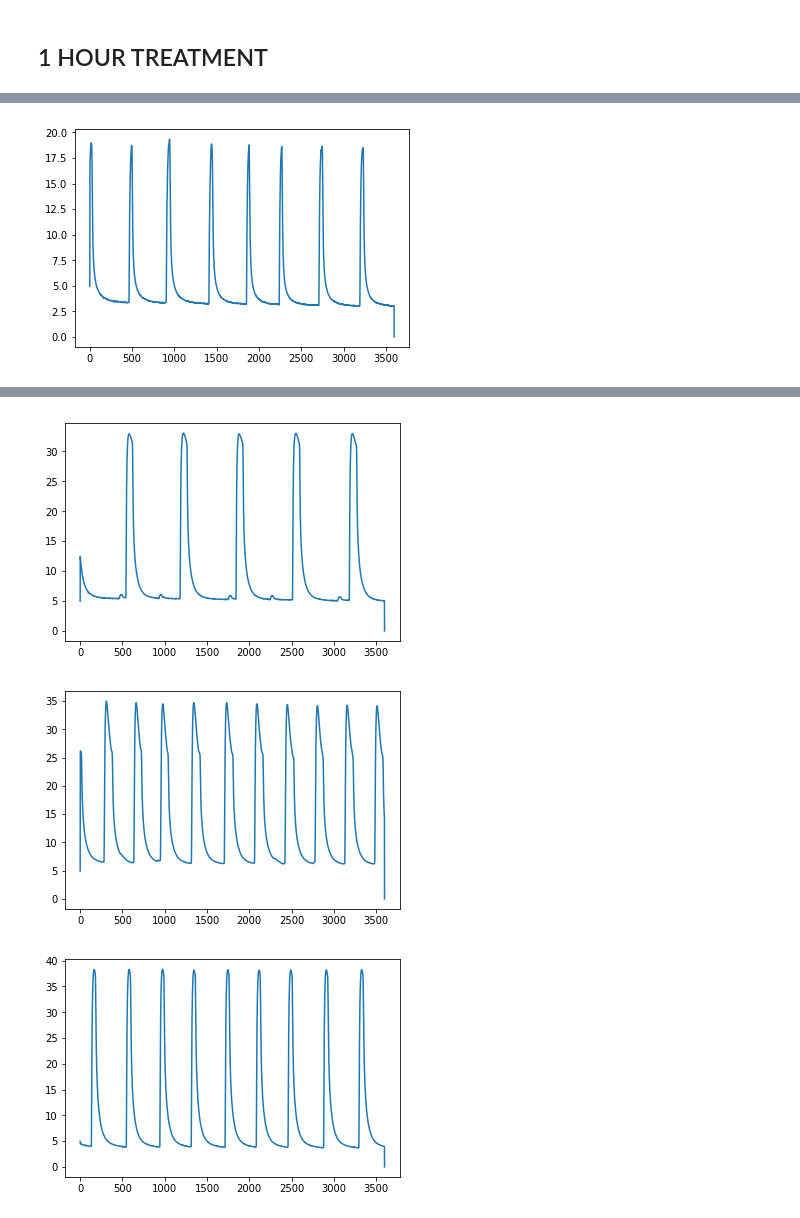
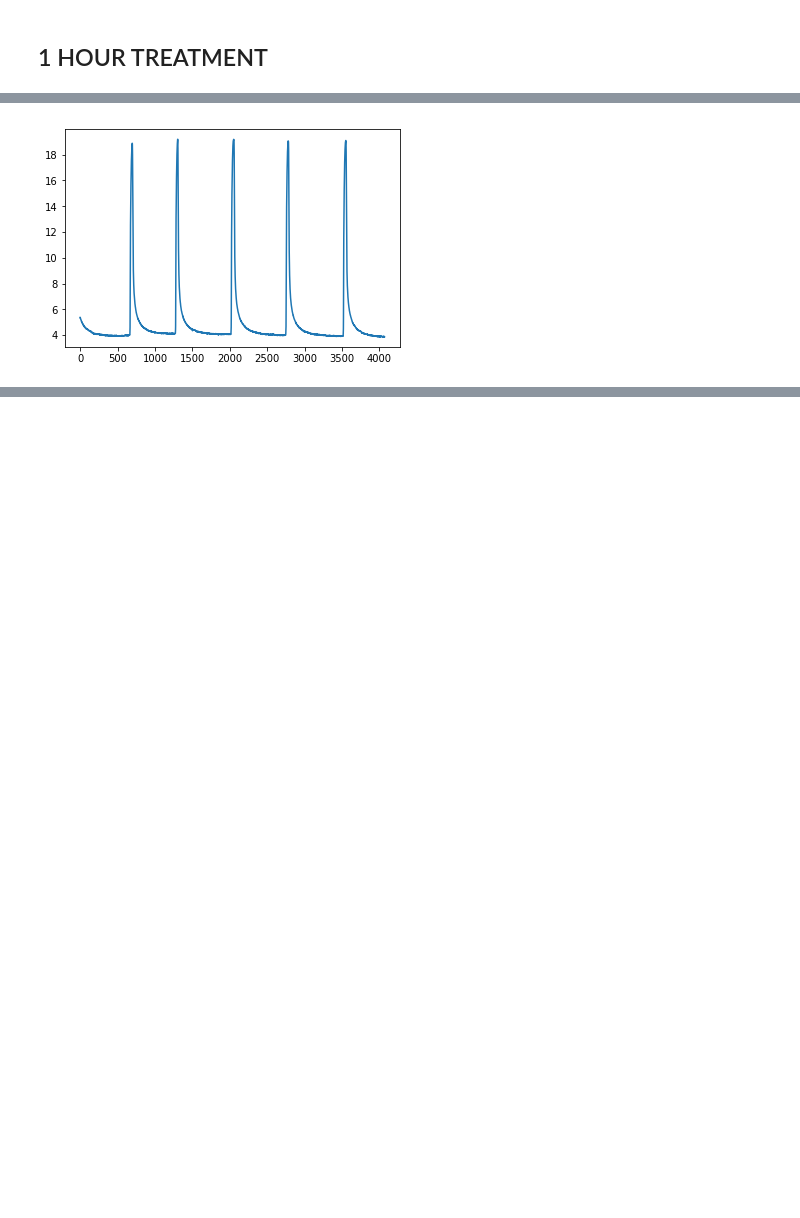
Before and after one commit to wupchurc/Muscle-Bath, a Jupyter notebook: Myometrial Contractility.ipynb, the cells around one changed output, grey strips where cells are left out. Cells and saved outputs as stored; diff of their text form; code cells hidden in the pictures; blank space fills up the shorter version.

```diff
--- a/Myometrial Contractility.ipynb
+++ b/Myometrial Contractility.ipynb
@@ -165,7 +192,7 @@ fp_output_list = []
 #for loop for peak analysis
 #vary width variable for each study to tune the find_peaks function
 #width_var = float(input("input the width variable for find_peaks function:"))
-width_var = 8
+width_var = 15
 for i in range(len(baseline_array_list)):
     bath = df_ref.iloc[i]["Bath Number"]
     #print("Muscle Bath",bath,":")
@@ -202,6 +229,7 @@ for i in range(len(baseline_array_list)):
 #width_var = 20 for 2018_09_21_Human_Uterine_Stimulation.tsv
 #width_var = 30 for 2018_09_21_Myometrial_Contractility_Study_11_MB_17_24.tsv
 #width_var = 8 for 2018_09_28_Myometrial_Contractility_Study_13_MB_1_8.tsv
+#width_var = 10 for 2018_12_07_Myometrial_Contractility_Study_14_b.tsv
 # %%
 # processing find_peaks output
 #assigning values from find peaks output to a list of local max indices
@@ -315,8 +339,11 @@ CSA_list = []
 for bath in df_ref['Bath Number']:
     length = float(df_ref[df_ref['Bath Number']== bath]['Length (mm)'])
     mass = float(df_ref[df_ref['Bath Number']== bath]['Mass (mg)'])
-    CSA = (length *1.056)/mass
+    #CSA = (length *1.056)/mass
+
+    CSA = ((mass*.001)/(1.056*length*.1)) * 100       #CSA in mm2
     CSA_list.append(CSA)
+print((CSA_list))
 #create an empty list to store raw forces and titles
 norm_force_list = []
 normtitles = []
@@ -450,8 +479,10 @@ for bath in df_ref['Bath Number']:
 
     if bath < 9:
         treatment_array = (df_file.loc[treat_time_list[count]:treat_time_list[count]+3599,Force_list[bath-1]])
+
     elif bath > 16:
-        treatment_array = (df_file.loc[treat_time_list[count]:treat_time_list[count]+3599,Force_list[bath-17]])
+        #treatment_array = (df_file.loc[treat_time_list[count]:treat_time_list[count]+3599,Force_list[bath-17]])
+        treatment_array = (df_file.loc[treat_time_list[count]:,Force_list[bath-17]])
     else:
         treatment_array = (df_file.loc[treat_time_list[count]:treat_time_list[count]+3599,Force_list[bath-9]])
 
@@ -487,27 +513,39 @@ patientJS14_bath6_treatment.pdf
 # %%
 #edge clipping
 #manipulate by hand if neccessary
 
 #(df_file.loc[treat_time_list[6]:treat_time_list[6]+3599,Force_list[6]])
 #(df_file.loc[treat_time_list[2]:,Force_list[2]])
 #plt.plot((df_file.loc[treat_time_list[6]:,Force_list[6]]))
-
+#treat_array_list[0][3500:] = treat_array_list[0][3500]
+#treat_array_list[-3][3500:] = treat_array_list[-3][3500]
 for mb in range(len(treat_array_list)):
     treat_array_list[mb] = (np.array(treat_array_list[mb]))
-    treat_array_list[mb][-1] = 0
-    treat_array_list[mb][0] = treat_array_list[0].mean()
-    plt.plot((treat_array_list[mb]))
-    plt.show()
+    #treat_array_list[mb][-1] = treat_array_list[mb].min()
+    #treat_array_list[mb][0] = treat_array_list[mb].mean()
+    #plt.plot((treat_array_list[mb]))
+    #plt.show()
+treat_array_list[3][-250:-1] = treat_array_list[3][-250]
+#treat_array_list[-1][-1] = treat_array_list[-1].min()
+#treat_array_list[6][0:300] = treat_array_list[6][300]
+#treat_array_list[6][3400:] = treat_array_list[6][3400]
+#treat_array_list[7][3500:] = treat_array_list[7][3500]
+#treat_array_list[4][0:500] = treat_array_list[0][500]
+#treat_array_list[-1][3500:] = treat_array_list[-1][3500]
 #print(treat_array_list[0].mean())
 
 #treat_array_list[0] = (np.array(treat_array_list[0]))
 #treat_array_list[0][-1] = 0
 #plt.plot((treat_array_list[0]))
 #plt.show()
 
 #treat_array_list[0] = (np.array(treat_array_list[0]))
 #treat_array_list[0][0:500] = treat_array_list[0][500]
 #plt.plot((treat_array_list[5]))
 #plt.show()
+
+for mb in range(len(treat_array_list)):
+    plt.plot((treat_array_list[mb]))
+    plt.show()
 # %% [output]
-[figure, old version]
+[figure, new version]
@@ -517,3 +554,0 @@ for mb in range(len(treat_array_list)):
-[figure, removed]
-[figure, removed]
-[figure, removed]
```
Also changed, not shown: parts of 15 cells of this notebook.
